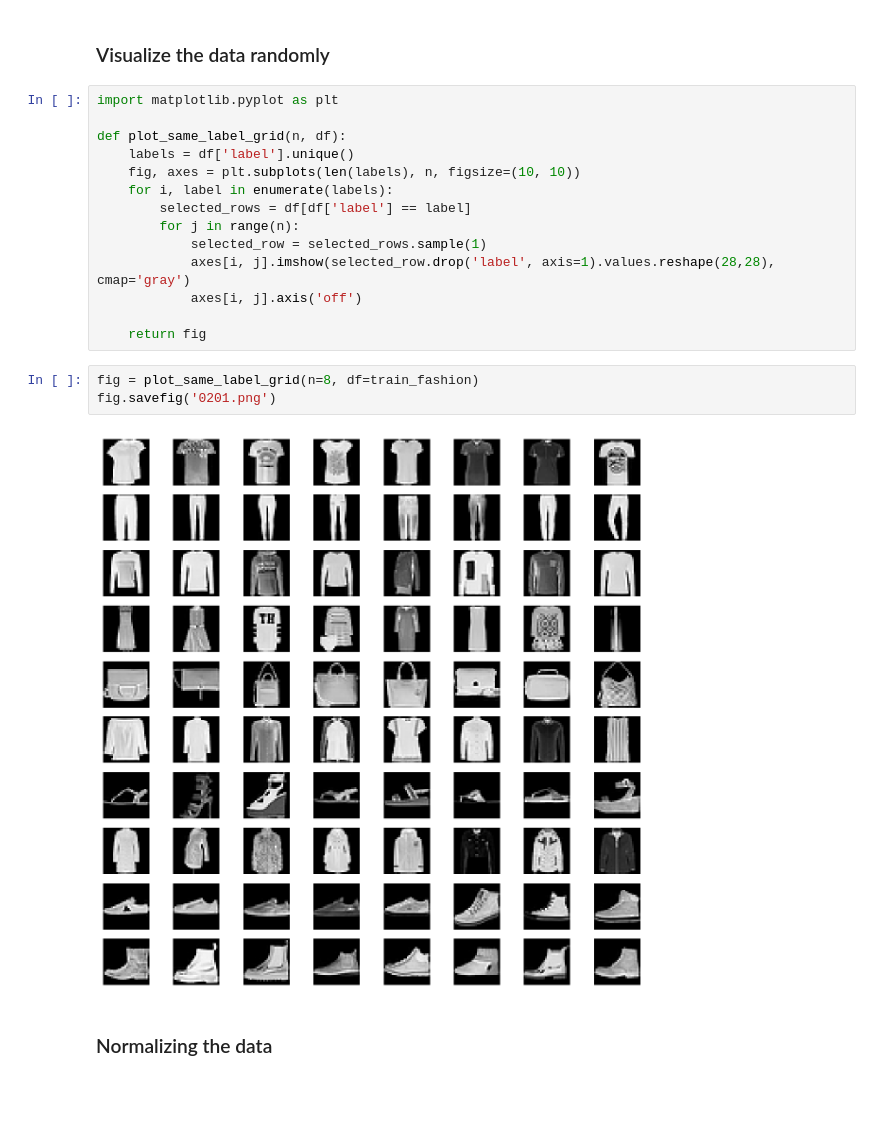
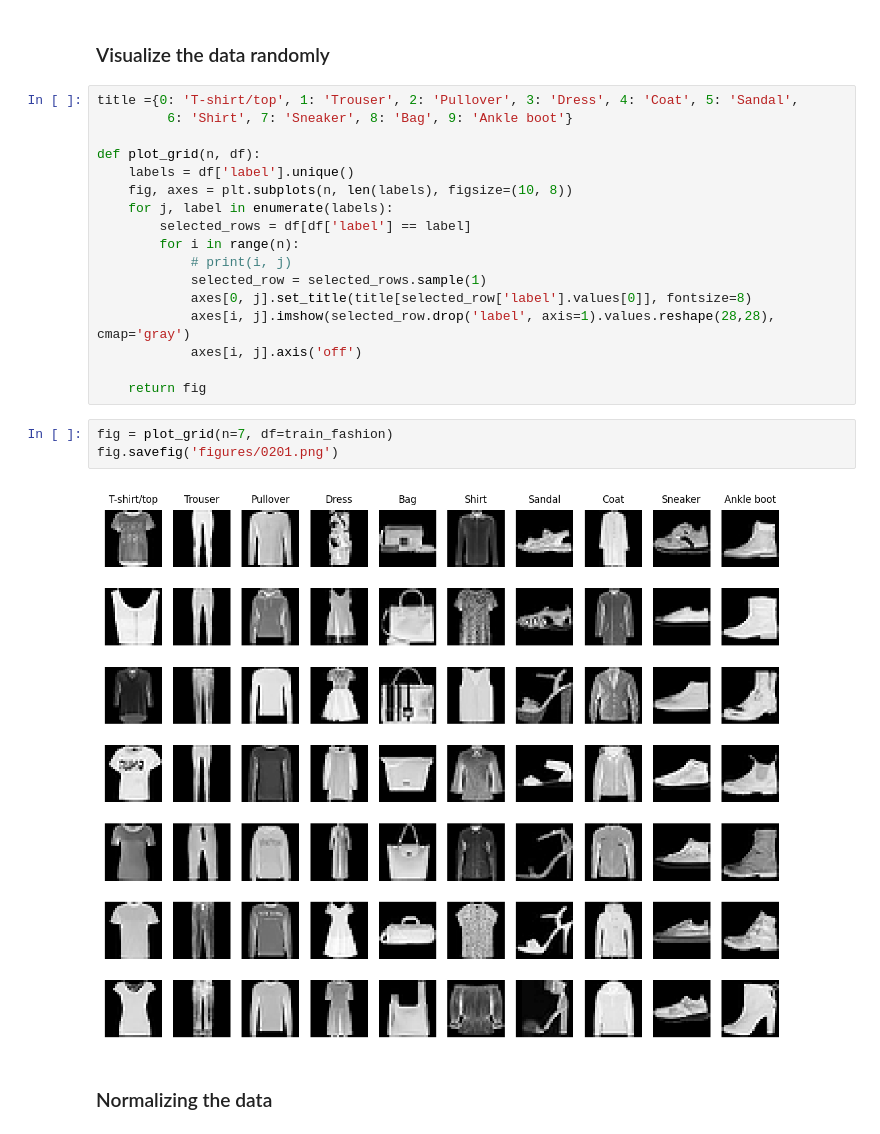
Before and after one commit to SKT27182/Deep-Learning-for-Mechanics-APL-745, a Jupyter notebook: Assignments/assign_3/Problem-2.ipynb, the cells around one changed output. Drawn from its saved outputs; the diff is of its cells as text; blank space fills up the shorter version.

```diff
--- a/Assignments/assign_3/Problem-2.ipynb
+++ b/Assignments/assign_3/Problem-2.ipynb
@@ -43,24 +43,27 @@ Shape of the test data:  (30, 785)
 # %% [markdown]
 ### Visualize the data randomly
 # %%
-import matplotlib.pyplot as plt
+title ={0: 'T-shirt/top', 1: 'Trouser', 2: 'Pullover', 3: 'Dress', 4: 'Coat', 5: 'Sandal',
+         6: 'Shirt', 7: 'Sneaker', 8: 'Bag', 9: 'Ankle boot'}
 
-def plot_same_label_grid(n, df):
+def plot_grid(n, df):
     labels = df['label'].unique()
-    fig, axes = plt.subplots(len(labels), n, figsize=(10, 10))
-    for i, label in enumerate(labels):
+    fig, axes = plt.subplots(n, len(labels), figsize=(10, 8))
+    for j, label in enumerate(labels):
         selected_rows = df[df['label'] == label]
-        for j in range(n):
+        for i in range(n):
+            # print(i, j)
             selected_row = selected_rows.sample(1)
+            axes[0, j].set_title(title[selected_row['label'].values[0]], fontsize=8)
             axes[i, j].imshow(selected_row.drop('label', axis=1).values.reshape(28,28), cmap='gray')
             axes[i, j].axis('off')
 
     return fig
 # %%
-fig = plot_same_label_grid(n=8, df=train_fashion)
-fig.savefig('0201.png')
+fig = plot_grid(n=7, df=train_fashion)
+fig.savefig('figures/0201.png')
 # %% [output]
-[figure, old version]
+[figure, new version]
 # %% [markdown]
 ### Normalizing the data
 # %% [markdown]
```
Also changed, not shown: parts of 25 cells of this notebook, 19 other files.
